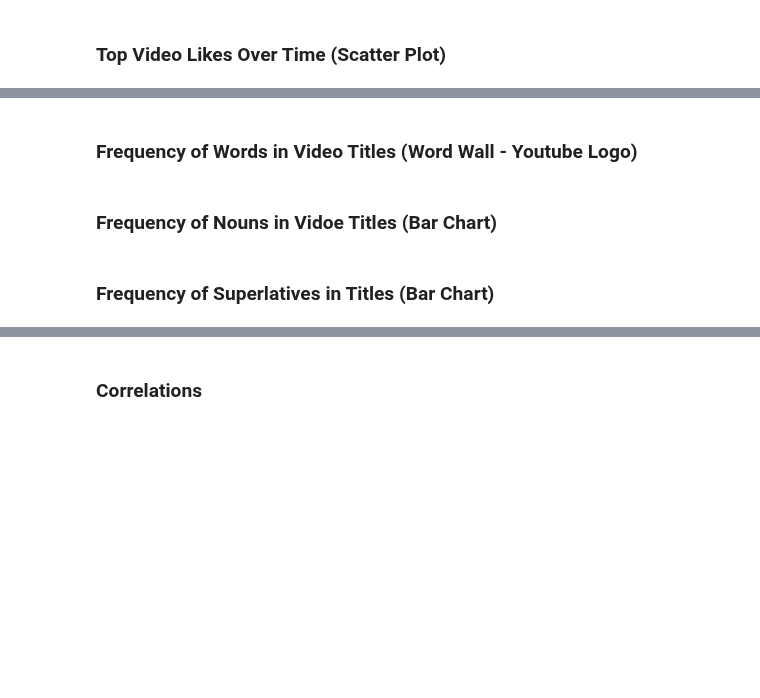
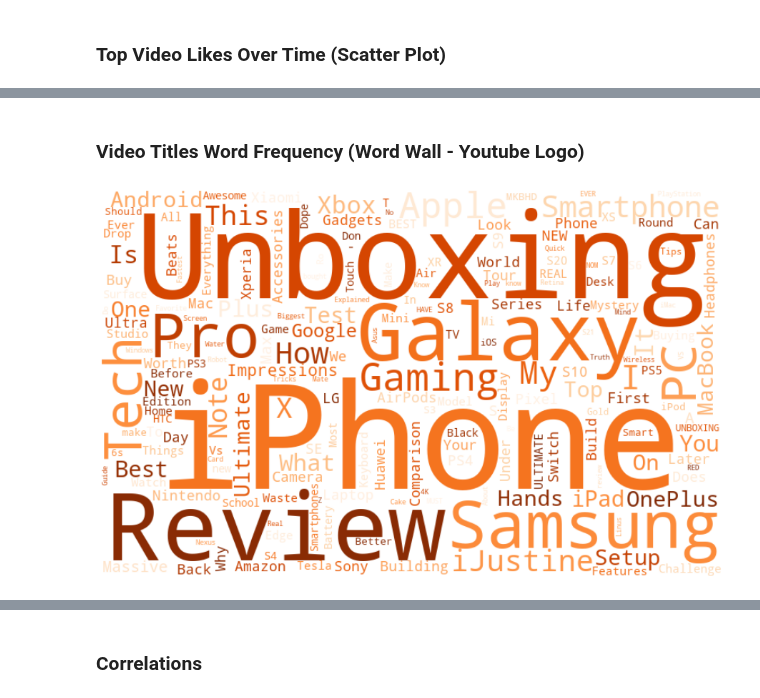
Before and after one commit to drusho/blog, a Jupyter notebook: _notebooks/2021-07-20-webscrapping-youtube-blog.ipynb, the cells around one changed output, grey strips where cells are left out. Drawn from its saved outputs; the diff is of its cells as text; code cells hidden in the pictures; blank space fills up the shorter version.

```diff
--- a/_notebooks/2021-07-20-webscrapping-youtube-blog.ipynb
+++ b/_notebooks/2021-07-20-webscrapping-youtube-blog.ipynb
@@ -557,0 +544,10 @@ vc_merged.head(2)
+# %%
+# hide
+# shorten column numbers length by millions
+import pandas as pd
+
+df = pd.read_csv(
+    "yt_web_scrap_cleaned.csv",
+    parse_dates=["Publish Date", "Upload Date", "Channel Join Date"])
+
+df.head(2)
@@ -718,6 +847,2 @@ top_chan.style.format(formatter={'Likes': "{:,}",
 # %% [markdown]
-### Frequency of Words in Video Titles (Word Wall - Youtube Logo)
+### Video Titles Word Frequency (Word Wall - Youtube Logo)
-# %% [markdown]
-### Frequency of Nouns in Vidoe Titles (Bar Chart)
-# %% [markdown]
-### Frequency of Superlatives in Titles (Bar Chart)
@@ -725,0 +849,14 @@ top_chan.style.format(formatter={'Likes': "{:,}",
+# %%
+#collapse
+
+import texthero as herofrom
+
+# Word cloud of top words from clean_title
+herofrom.wordcloud(df.clean_title,
+                   max_words=200,
+                  #  contour_color='red',
+                   background_color='white',
+                   colormap='Oranges',
+                   height = 500, width=800)
+# %% [output]
+[figure, added]
```
Also changed, not shown: parts of 21 cells of this notebook.
